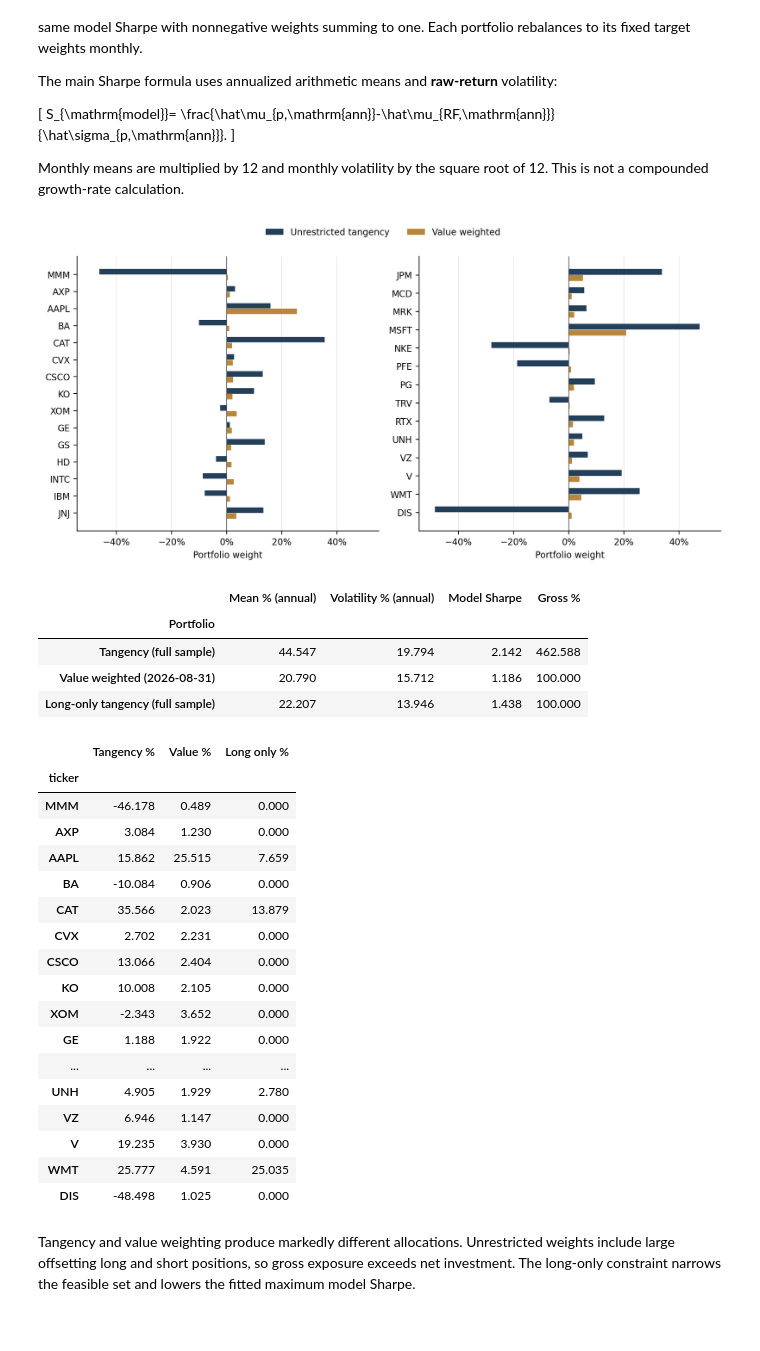
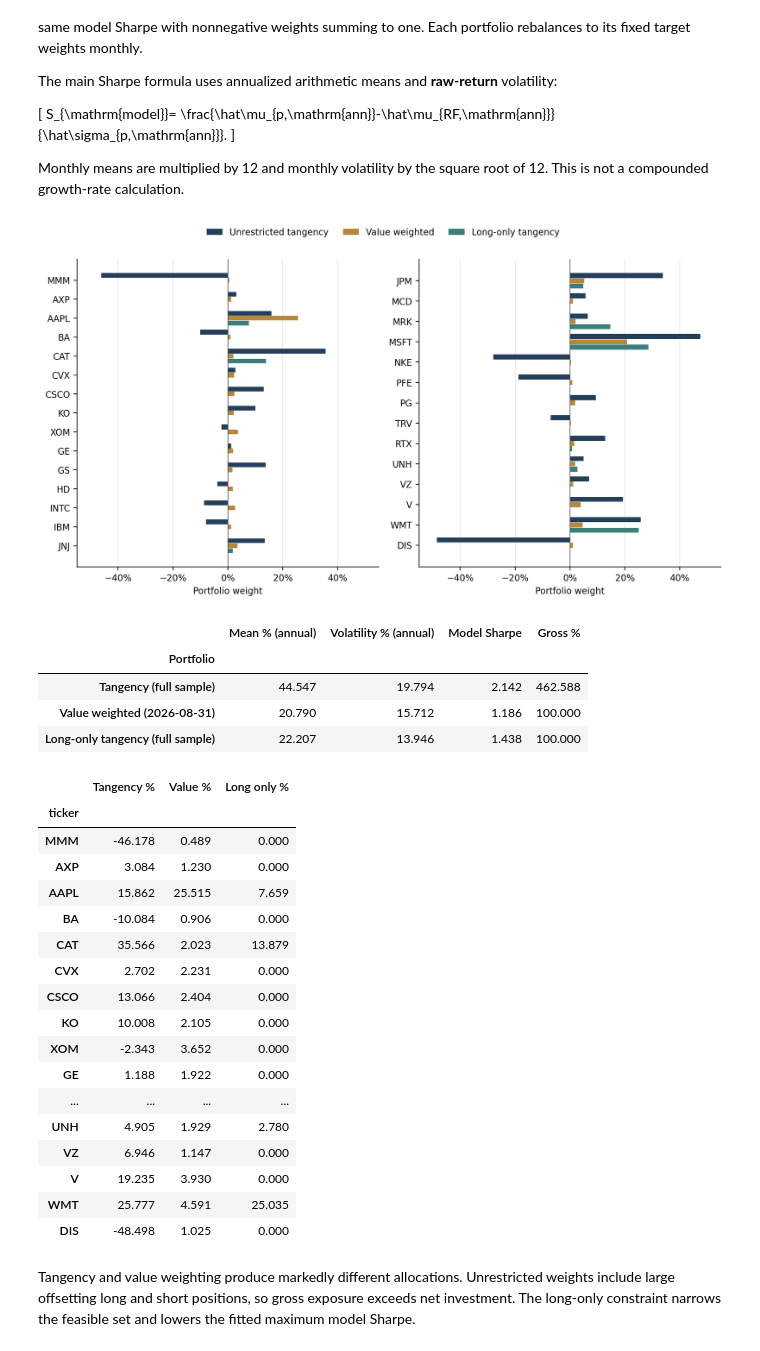
Before and after one commit to JeremyLMC/FE5108-Group-Project, a Jupyter notebook: notebooks/stage1_walkthrough.ipynb, the cells around one changed output. Saved outputs shown, nothing was run; the diff lists cells and outputs as text; code cells hidden in the pictures.

Commit message:
Update Stage 1 report and reproducible figures for 7 October

```diff
--- a/notebooks/stage1_walkthrough.ipynb
+++ b/notebooks/stage1_walkthrough.ipynb
@@ -114,28 +114,28 @@ S_{\mathrm{model}}=
 Monthly means are multiplied by 12 and monthly volatility by the square root
 of 12. This is not a compounded growth-rate calculation.
 # %%
-display(Image(filename=str(ROOT / 'results/stage1/figures/exhibit_1b.png'), width=960))
+display(Image(filename=str(ROOT / 'results/stage1/figures/exhibit_1b_three_portfolios.png'), width=960))
 statistics = table('results/stage1/portfolio_statistics.csv')
 
 def performance(frame):
     out = frame[['portfolio', 'annual_mean', 'annual_volatility',
                  'sharpe_model_annual', 'gross_exposure']].copy()
     out[['annual_mean', 'annual_volatility', 'gross_exposure']] *= 100
     out.columns = ['Portfolio', 'Mean % (annual)', 'Volatility % (annual)',
                    'Model Sharpe', 'Gross %']
     return out.round(3).set_index('Portfolio')
 
 main_names = ['Tangency (full sample)', 'Value weighted (2026-08-31)',
               'Long-only tangency (full sample)']
 main = statistics.query("evaluation_window == 'full_sample'")
 main = main.set_index('portfolio').loc[main_names].reset_index()
 display(performance(main))
 weights = table('results/stage1/exhibit_1b_weights.csv').set_index('ticker')
 display(weights.mul(100).round(3).rename(columns={
     'tangency_weight': 'Tangency %', 'value_weight': 'Value %',
     'long_only_weight': 'Long only %'}))
 # %% [output]
-[figure, old version]
+[figure, new version]
 |  | Mean % (annual) | Volatility % (annual) | Model Sharpe | Gross % |
 | Portfolio |  |  |  |  |
 | Tangency (full sample) | 44.547 | 19.794 | 2.142 | 462.588 |
```
Also changed, not shown: parts of 9 cells of this notebook, 25 other files.
